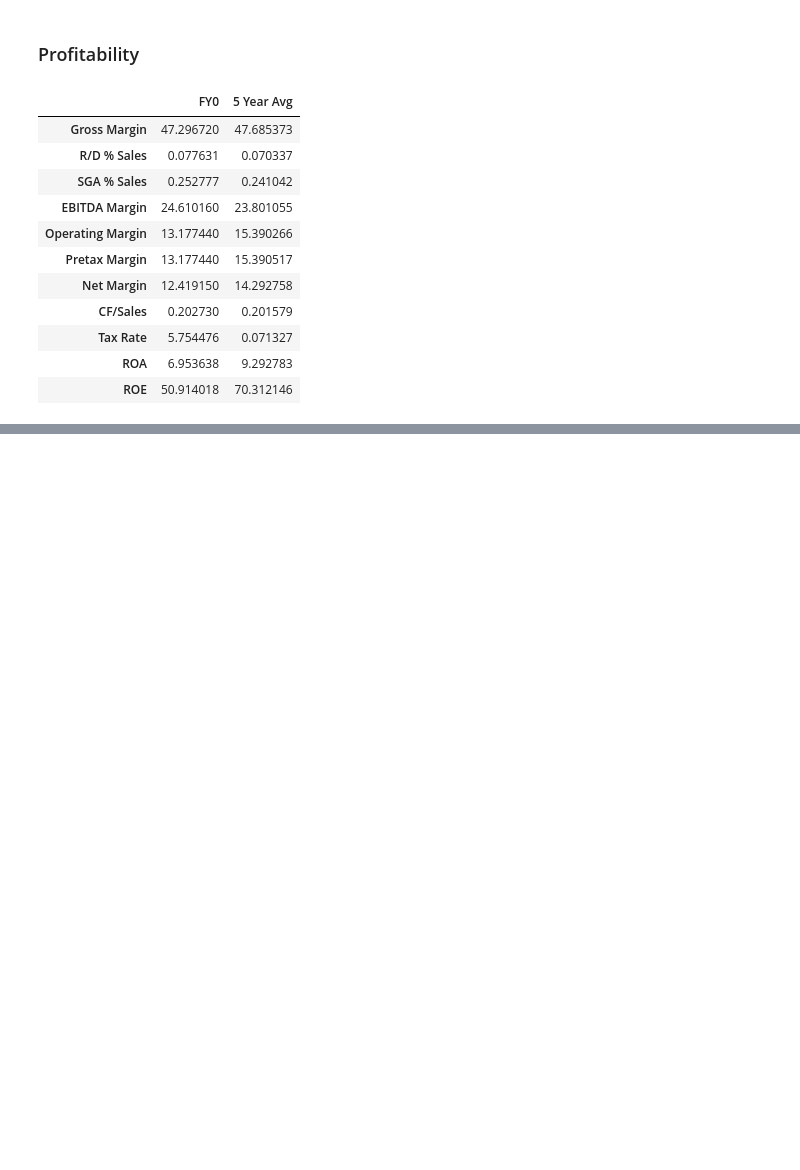
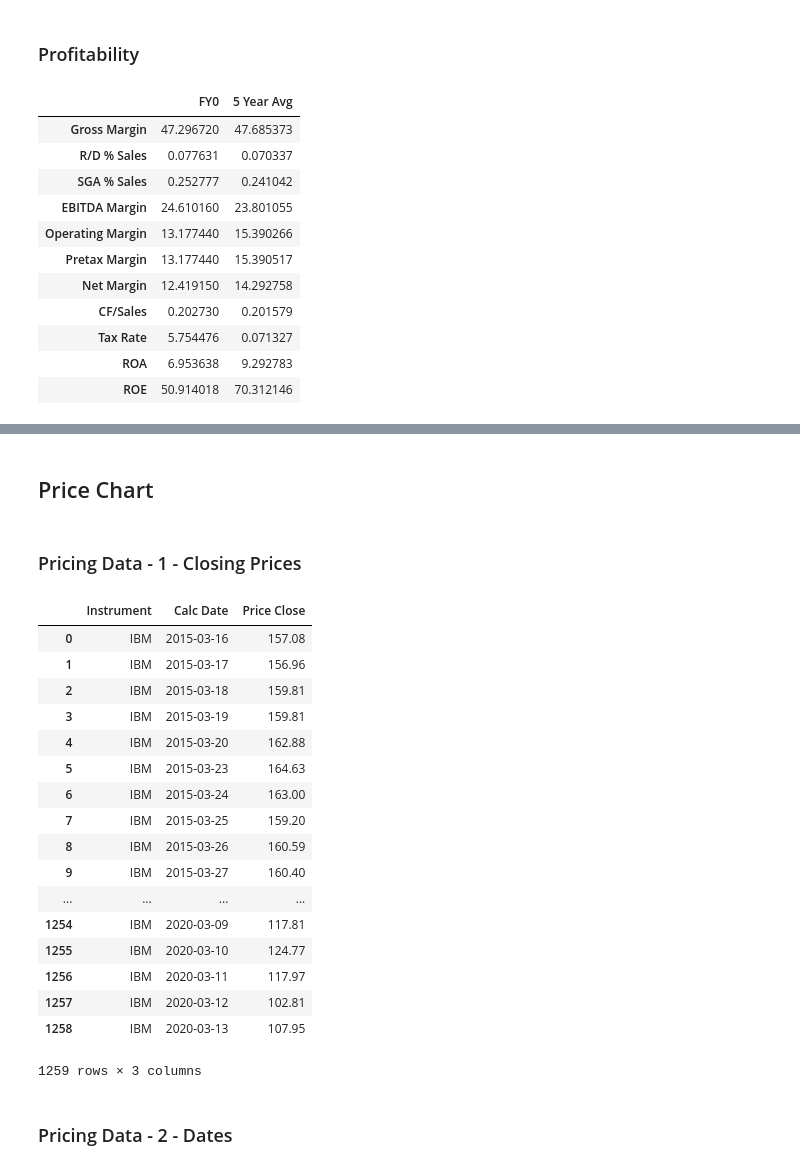
Before and after one commit to LSEG-API-Samples/Article.EikonAPI.Python.CompanyTearsheet, a Jupyter notebook: EikonCompanyTearSheet.ipynb, the cells around one changed output, grey strips where cells are left out. Saved outputs shown, nothing was run; the diff lists cells and outputs as text; code cells hidden in the pictures; blank space fills up the shorter version.

```diff
--- a/EikonCompanyTearSheet.ipynb
+++ b/EikonCompanyTearSheet.ipynb
@@ -353,0 +366,29 @@ dfMultiProfit
+# %% [markdown]
+## Price Chart
+# %% [markdown]
+### Pricing Data  - 1 -  Closing Prices
+# %%
+
+dfPricingIntermediate1, err = ek.get_data(RIC, 'TR.PriceClose.calcdate;TR.PriceClose',{'sdate':'-5AY','edate':'0d','frq':'D'})
+dfPricingIntermediate1
+# %% [output]
+|  | Instrument | Calc Date | Price Close |
+| 0 | IBM | 2015-03-16 | 157.08 |
+| 1 | IBM | 2015-03-17 | 156.96 |
+| 2 | IBM | 2015-03-18 | 159.81 |
+| 3 | IBM | 2015-03-19 | 159.81 |
+| 4 | IBM | 2015-03-20 | 162.88 |
+| 5 | IBM | 2015-03-23 | 164.63 |
+| 6 | IBM | 2015-03-24 | 163.00 |
+| 7 | IBM | 2015-03-25 | 159.20 |
+| 8 | IBM | 2015-03-26 | 160.59 |
+| 9 | IBM | 2015-03-27 | 160.40 |
+| ... | ... | ... | ... |
+| 1254 | IBM | 2020-03-09 | 117.81 |
+| 1255 | IBM | 2020-03-10 | 124.77 |
+| 1256 | IBM | 2020-03-11 | 117.97 |
+| 1257 | IBM | 2020-03-12 | 102.81 |
+| 1258 | IBM | 2020-03-13 | 107.95 |
+1259 rows × 3 columns
+# %% [markdown]
+### Pricing Data - 2 - Dates
```
Also changed, not shown: parts of 6 cells of this notebook.
